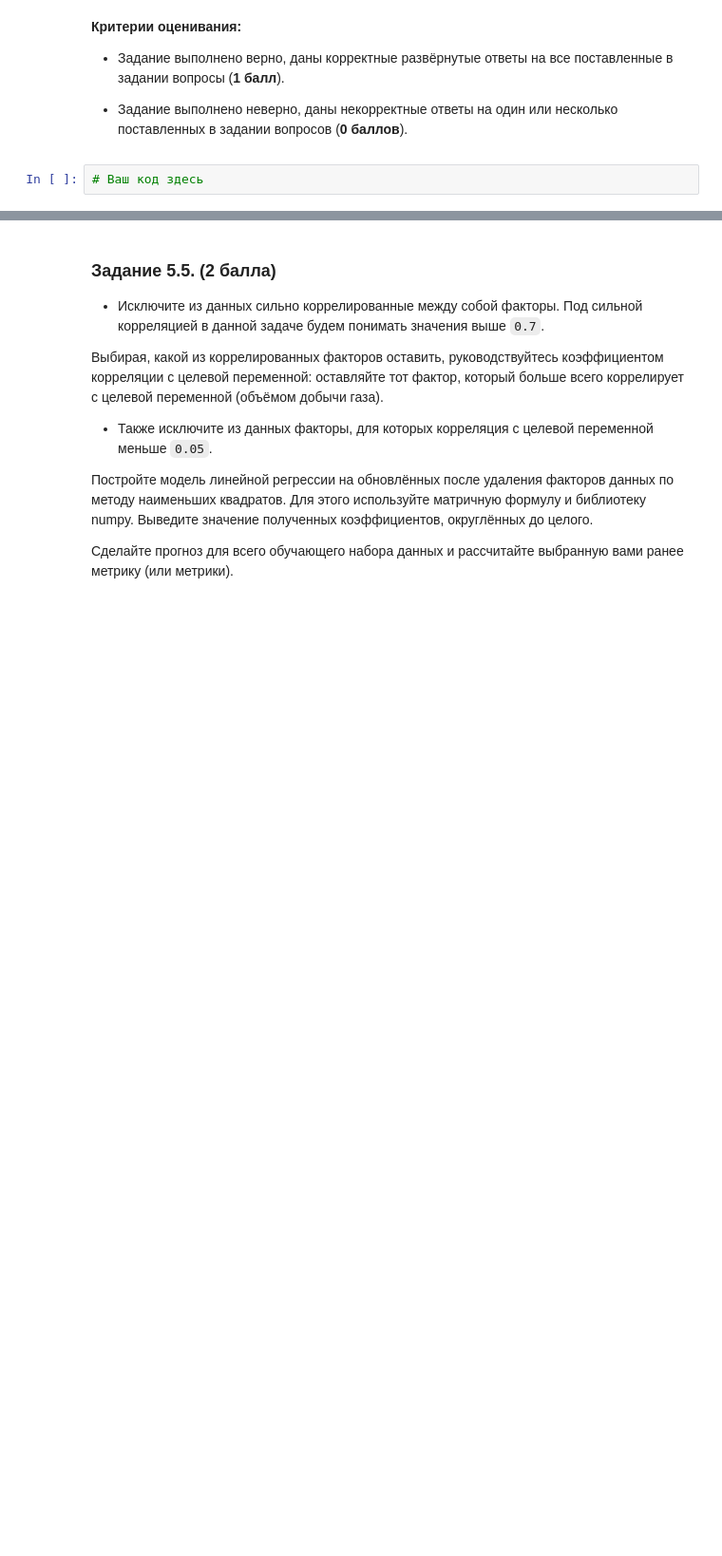
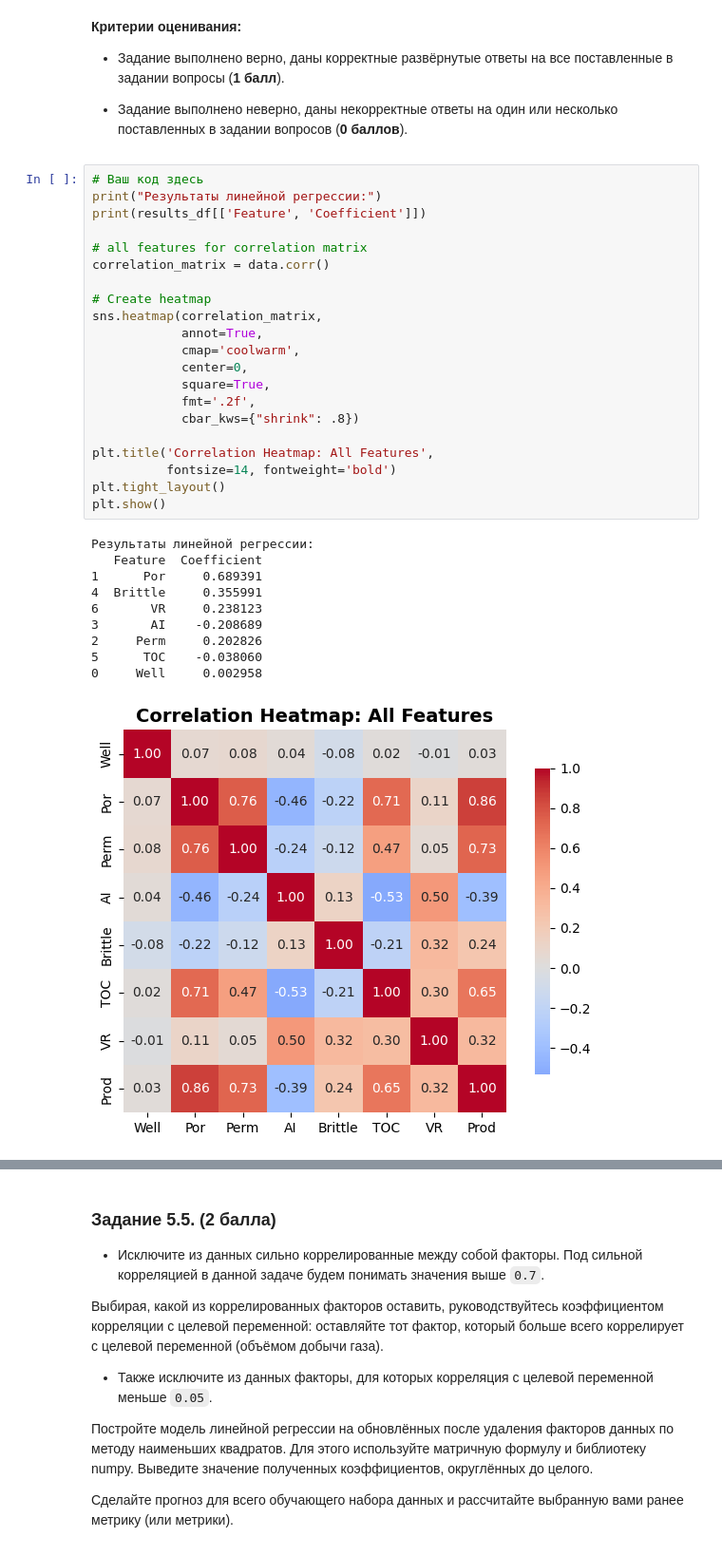
Before and after one commit to tgorbunov/sf_data_science, a Jupyter notebook: Skillfactory/ML_math_part 1/MATH_ML-2._Практика._Ноутбук-шаблон.ipynb, the cells around one changed output, grey strips where cells are left out. Shown at 95% size. Drawn from its saved outputs; the diff is of its cells as text; blank space fills up the shorter version.

```diff
--- a/Skillfactory/ML_math_part 1/MATH_ML-2._Практика._Ноутбук-шаблон.ipynb
+++ b/Skillfactory/ML_math_part 1/MATH_ML-2._Практика._Ноутбук-шаблон.ipynb
@@ -170,5 +494,35 @@ data.head()
 - Задание выполнено неверно, даны некорректные ответы на один или несколько поставленных в задании вопросов (**0 баллов**).
 # %%
 # Ваш код здесь
+print("Результаты линейной регрессии:")
+print(results_df[['Feature', 'Coefficient']])
+
+# all features for correlation matrix
+correlation_matrix = data.corr()
+
+# Create heatmap
+sns.heatmap(correlation_matrix,
+            annot=True,
+            cmap='coolwarm',
+            center=0,
+            square=True,
+            fmt='.2f',
+            cbar_kws={"shrink": .8})
+
+plt.title('Correlation Heatmap: All Features',
+          fontsize=14, fontweight='bold')
+plt.tight_layout()
+plt.show()
+# %% [output]
+Результаты линейной регрессии:
+   Feature  Coefficient
+1      Por     0.689391
+4  Brittle     0.355991
+6       VR     0.238123
+3       AI    -0.208689
+2     Perm     0.202826
+5      TOC    -0.038060
+0     Well     0.002958
+[figure, added]
 # %% [markdown]
 > *Ваши выводы здесь*
```
Also changed, not shown: parts of 10 cells of this notebook, 3 other files.
